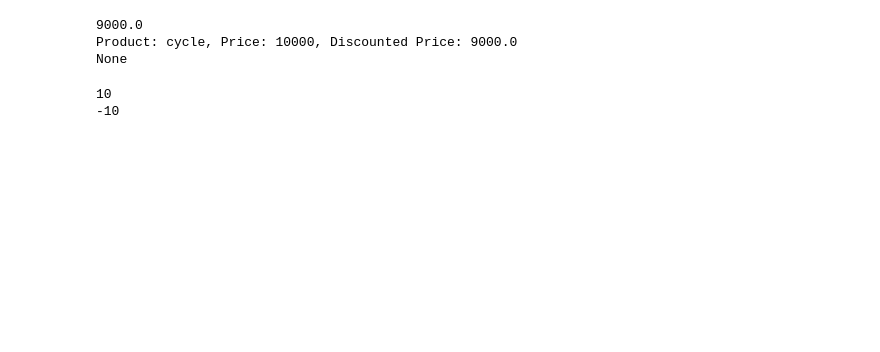
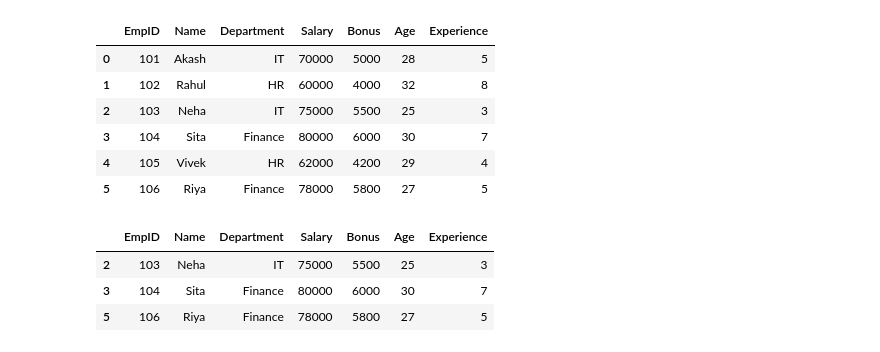
Before and after one commit to Mayank-1914/3-todo-app-version-three, a Jupyter notebook: chapter_appendix-tools-for-deep-learning/jupyter.ipynb, the cells around one changed output. Saved outputs shown, nothing was run; the diff lists cells and outputs as text; code cells hidden in the pictures; blank space fills up the shorter version.

```diff
--- a/chapter_appendix-tools-for-deep-learning/jupyter.ipynb
+++ b/chapter_appendix-tools-for-deep-learning/jupyter.ipynb
@@ -174,8 +153,0 @@ class Product:
-# %%
-p1 = Product("cycle",10000)
-print(p1.discount())
-print(p1.displayInfo())
-# %% [output]
-9000.0
-Product: cycle, Price: 10000, Discounted Price: 9000.0
-None
@@ -199,7 +153,0 @@ class Calculator:
-# %%
-c1 =Calculator(10,20)
-print(c1.a)
-print(c1.sub())
-# %% [output]
-10
--10
@@ -205,0 +156,29 @@ print(c1.sub())
+# %%
+data = {
+    'EmpID': [101, 102, 103, 104, 105, 106],
+    'Name': ['Akash', 'Rahul', 'Neha', 'Sita', 'Vivek', 'Riya'],
+    'Department': ['IT', 'HR', 'IT', 'Finance', 'HR', 'Finance'],
+    'Salary': [70000, 60000, 75000, 80000, 62000, 78000],
+    'Bonus': [5000, 4000, 5500, 6000, 4200, 5800],
+    'Age': [28, 32, 25, 30, 29, 27],
+    'Experience': [5, 8, 3, 7, 4, 5]
+}
+
+df = pd.DataFrame(data)
+df
+# %% [output]
+|  | EmpID | Name | Department | Salary | Bonus | Age | Experience |
+| 0 | 101 | Akash | IT | 70000 | 5000 | 28 | 5 |
+| 1 | 102 | Rahul | HR | 60000 | 4000 | 32 | 8 |
+| 2 | 103 | Neha | IT | 75000 | 5500 | 25 | 3 |
+| 3 | 104 | Sita | Finance | 80000 | 6000 | 30 | 7 |
+| 4 | 105 | Vivek | HR | 62000 | 4200 | 29 | 4 |
+| 5 | 106 | Riya | Finance | 78000 | 5800 | 27 | 5 |
+# %%
+Employee_salary = df[df['Salary'] > 70000]
+Employee_salary
+# %% [output]
+|  | EmpID | Name | Department | Salary | Bonus | Age | Experience |
+| 2 | 103 | Neha | IT | 75000 | 5500 | 25 | 3 |
+| 3 | 104 | Sita | Finance | 80000 | 6000 | 30 | 7 |
+| 5 | 106 | Riya | Finance | 78000 | 5800 | 27 | 5 |
```
Also changed, not shown: parts of 13 cells of this notebook.
